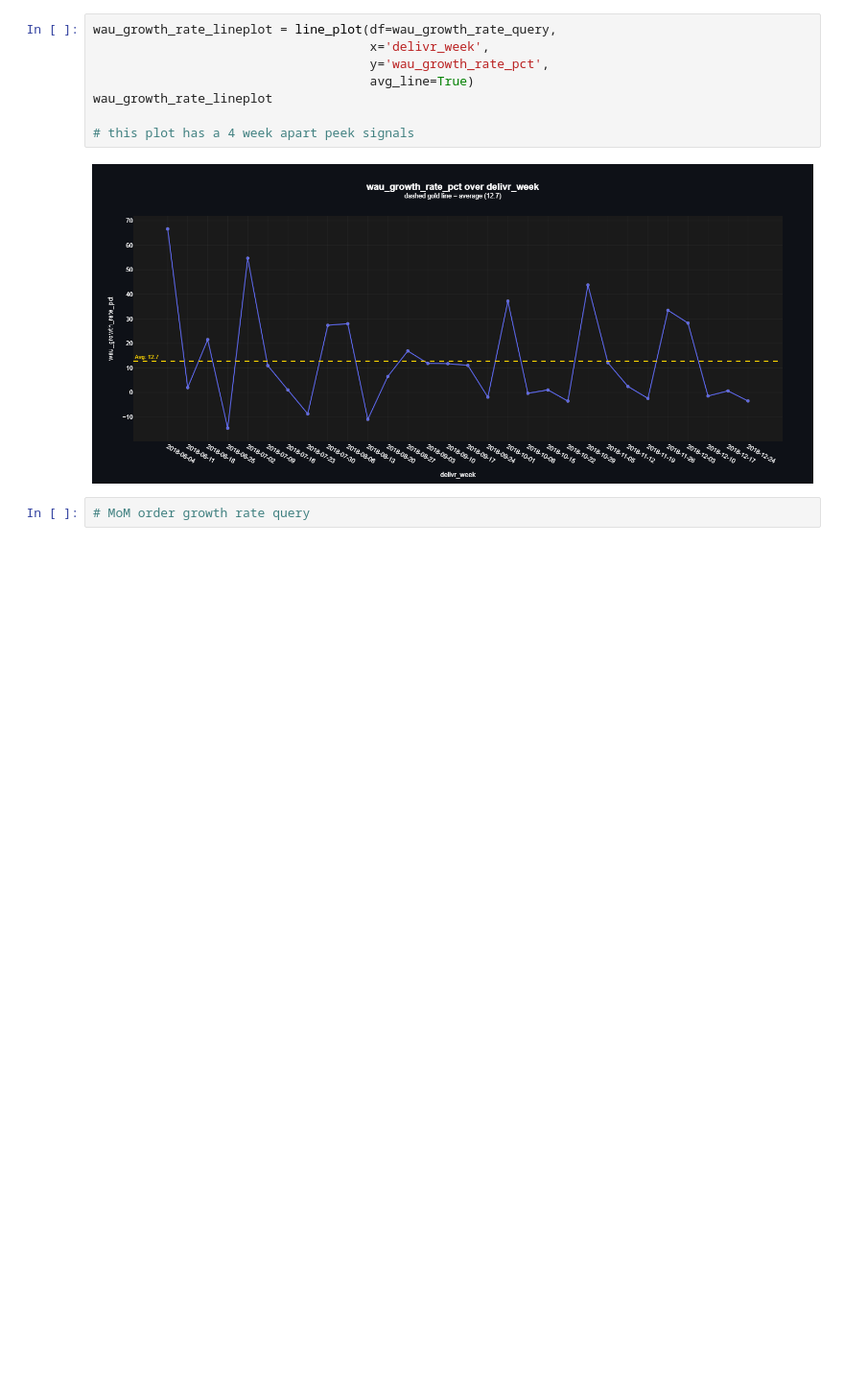
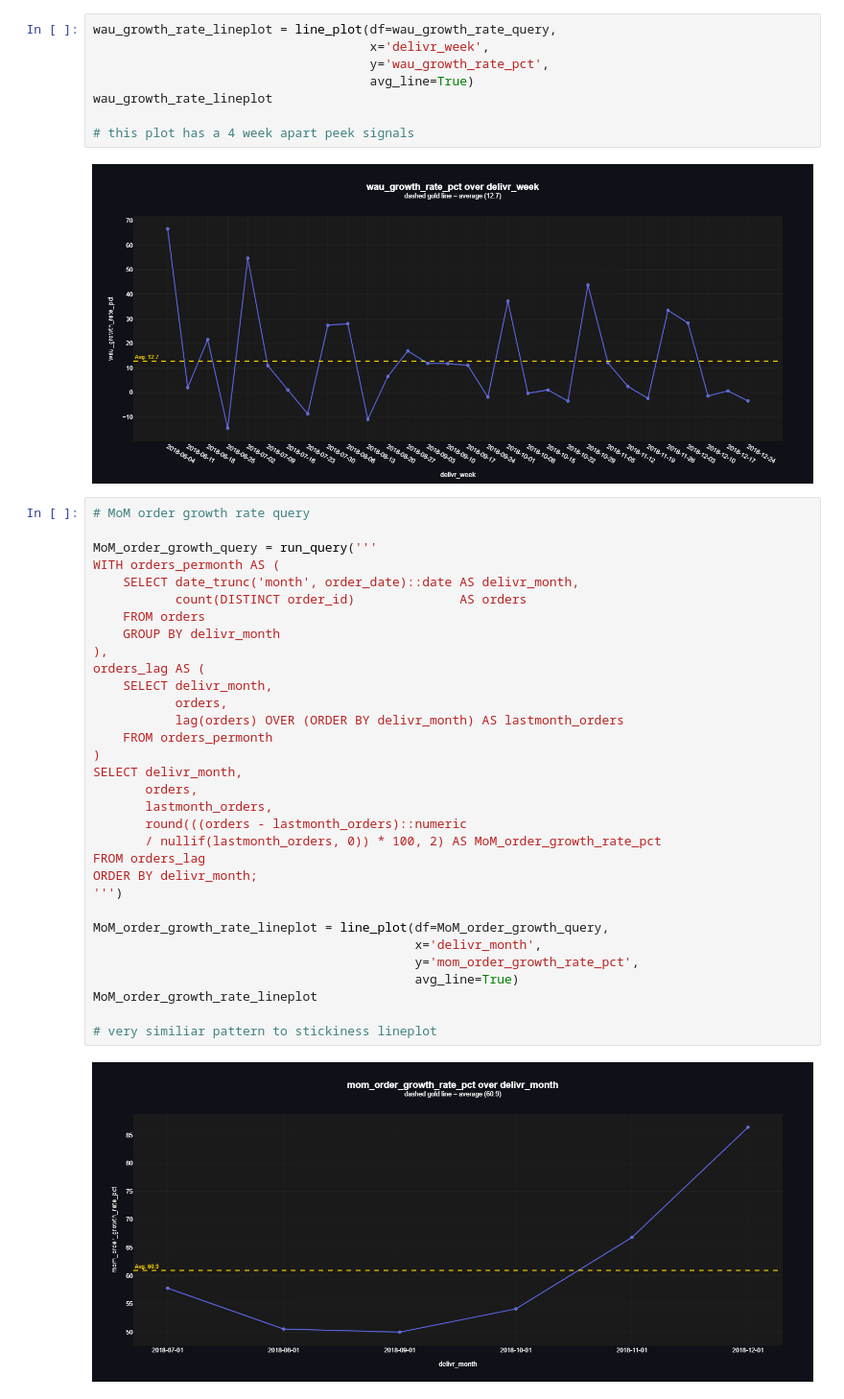
Before and after one commit to arianmokhtariha/Delivr-Business-Analysis, a Jupyter notebook: user-centric-KPI's.ipynb, the cells around one changed output. Shown at 96% size. Drawn from its saved outputs; the diff is of its cells as text; blank space fills up the shorter version.

Commit message:
- completed growth-rate section

```diff
--- a/user-centric-KPI's.ipynb
+++ b/user-centric-KPI's.ipynb
@@ -577,3 +577,35 @@ wau_growth_rate_lineplot
 [figure]
 # %%
 # MoM order growth rate query
+
+MoM_order_growth_query = run_query('''
+WITH orders_permonth AS (
+    SELECT date_trunc('month', order_date)::date AS delivr_month,
+           count(DISTINCT order_id)              AS orders
+    FROM orders
+    GROUP BY delivr_month
+),
+orders_lag AS (
+    SELECT delivr_month,
+           orders,
+           lag(orders) OVER (ORDER BY delivr_month) AS lastmonth_orders
+    FROM orders_permonth
+)
+SELECT delivr_month,
+       orders,
+       lastmonth_orders,
+       round(((orders - lastmonth_orders)::numeric
+       / nullif(lastmonth_orders, 0)) * 100, 2) AS MoM_order_growth_rate_pct
+FROM orders_lag
+ORDER BY delivr_month;
+''')
+
+MoM_order_growth_rate_lineplot = line_plot(df=MoM_order_growth_query,
+                                           x='delivr_month',
+                                           y='mom_order_growth_rate_pct',
+                                           avg_line=True)
+MoM_order_growth_rate_lineplot
+
+# very similiar pattern to stickiness lineplot
+# %% [output]
+[figure, added]
```
Also changed, not shown: parts of 4 cells of this notebook.
